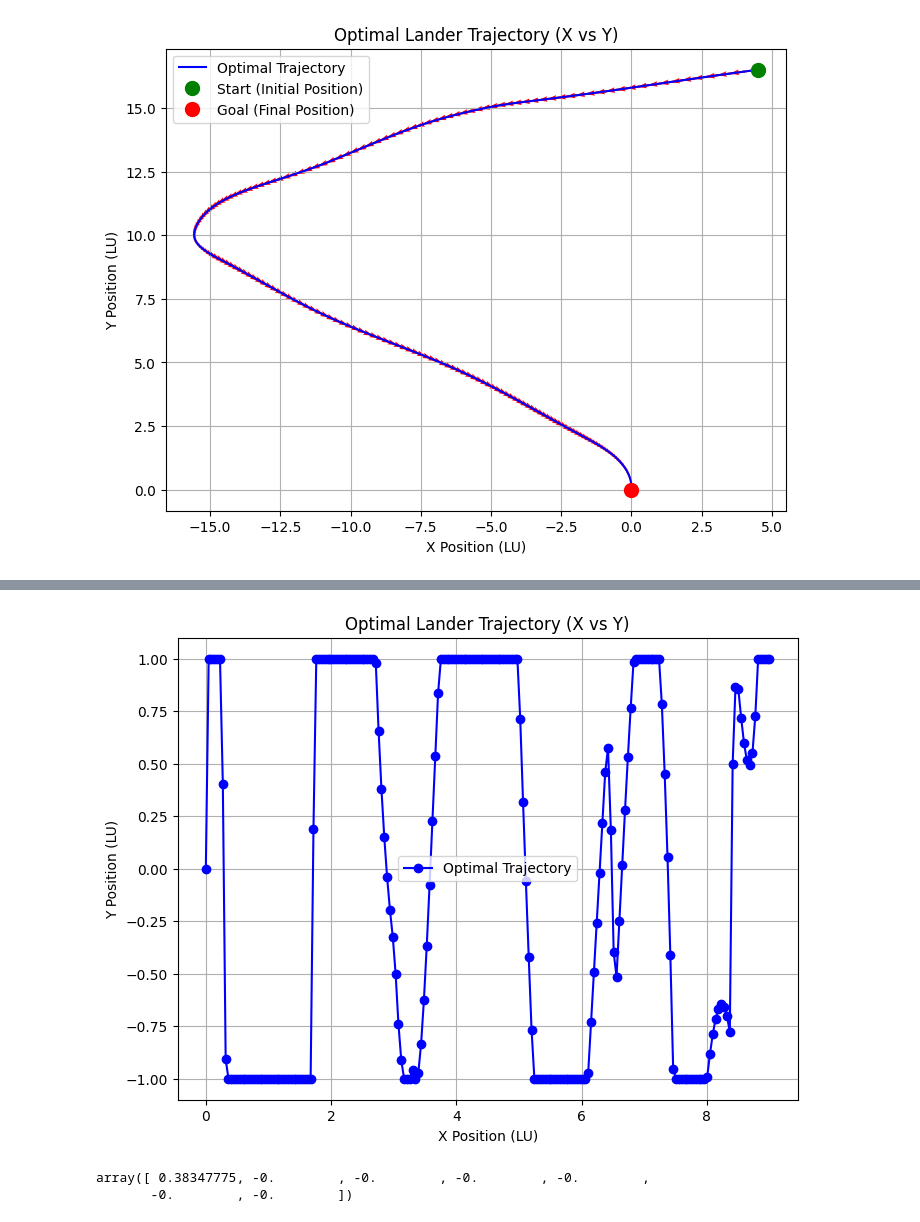
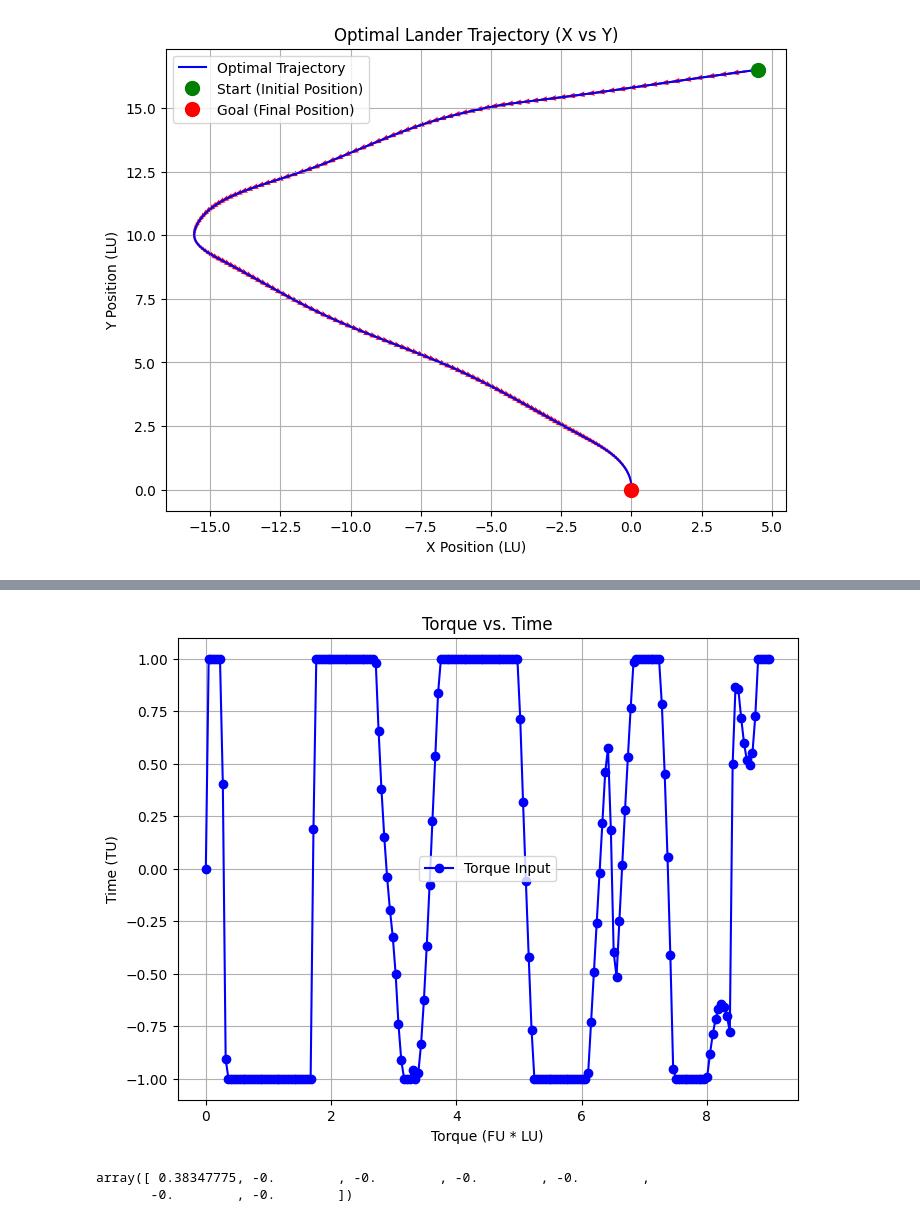
Before and after one commit to jgeldenbott/AA-528-Final, a Jupyter notebook: planar_optimal_descent.ipynb, the cells around one changed output, grey strips where cells are left out. Saved outputs shown, nothing was run; the diff lists cells and outputs as text; code cells hidden in the pictures.

```diff
--- a/planar_optimal_descent.ipynb
+++ b/planar_optimal_descent.ipynb
@@ -366,21 +366,21 @@ plt.show()
 # %%
 # Plot the trajectory
 ts = np.linspace(0, t_f, N)
 
 plt.figure(figsize=(8, 6))
-plt.plot(ts, u.value[:, 1], 'bo-', label="Optimal Trajectory")  # Blue line with circles
+plt.plot(ts, u.value[:, 1], 'bo-', label="Torque Input")  # Blue line with circles
 
 # Labels and formatting
-plt.xlabel("X Position (LU)")
-plt.ylabel("Y Position (LU)")
-plt.title("Optimal Lander Trajectory (X vs Y)")
+plt.xlabel("Torque (FU * LU)")
+plt.ylabel("Time (TU)")
+plt.title("Torque vs. Time")
 plt.legend()
 plt.grid(True)
 
 # Show the plot
 plt.show()
 # %% [output]
-[figure, old version]
+[figure, new version]
 # %%
 x.value[-1]
 # %% [output]
```
Also changed, not shown: parts of 2 cells of this notebook.
